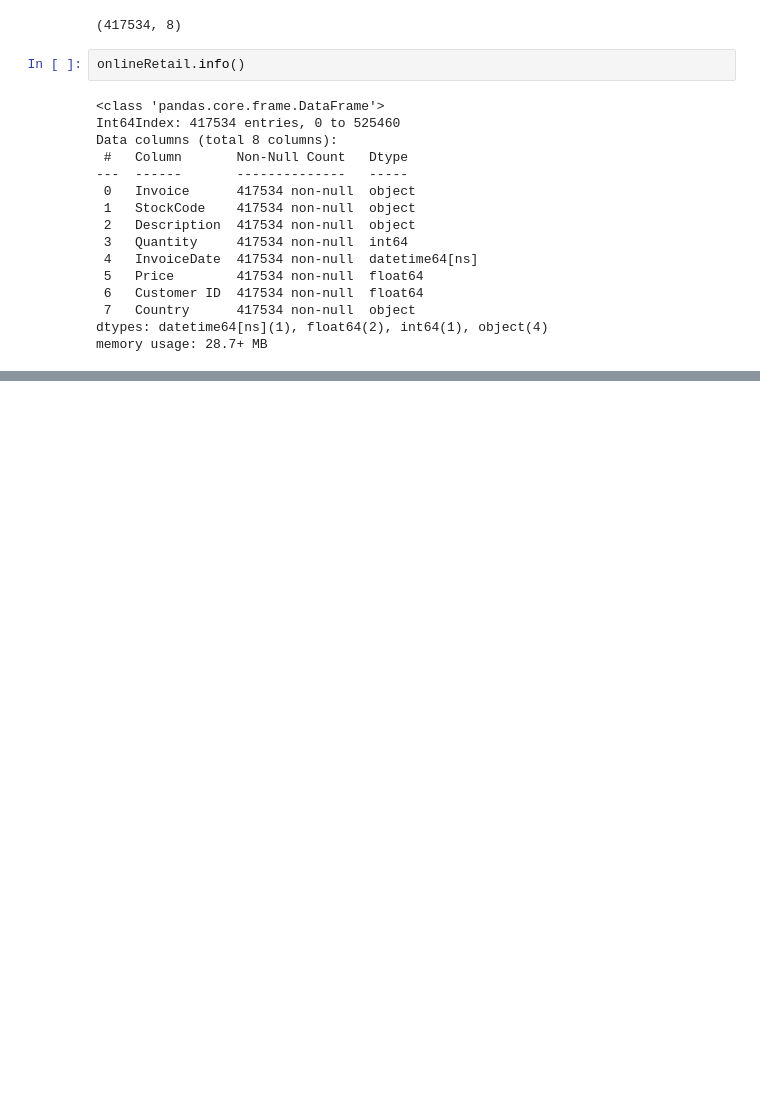
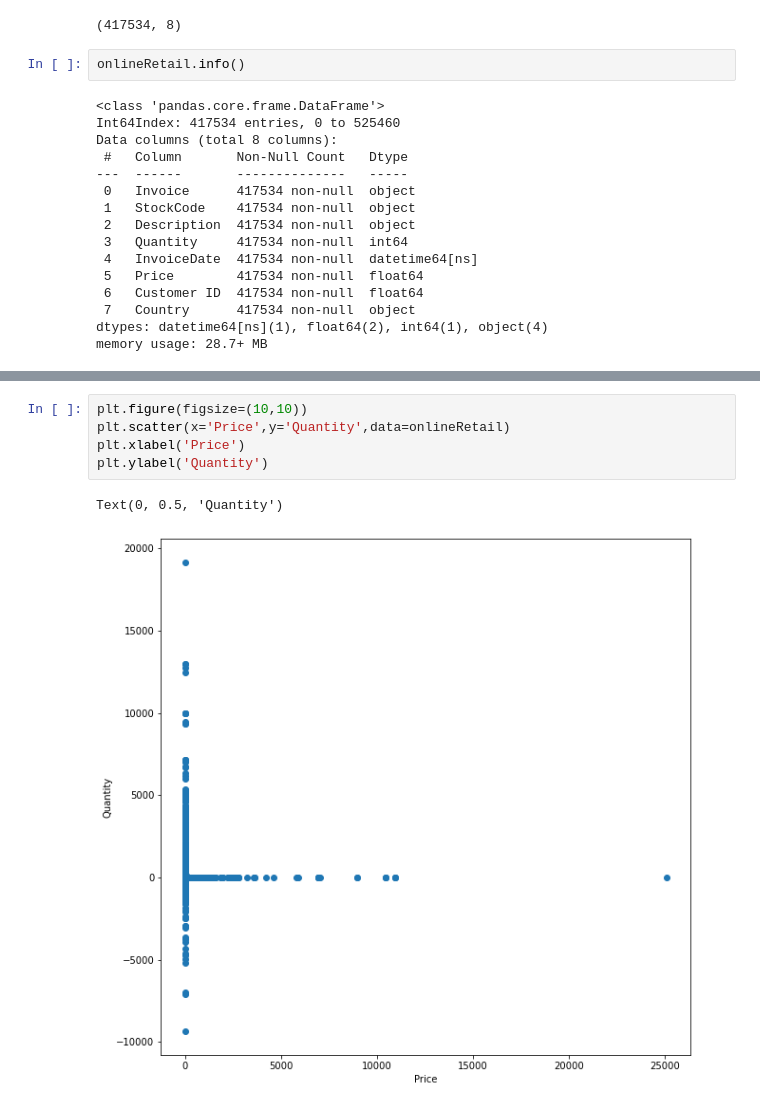
Before and after one commit to ShivaG3D/data606_Shiva, a Jupyter notebook: EDA_Online_DataSet.ipynb, the cells around one changed output, grey strips where cells are left out. Cells and saved outputs as stored; diff of their text form; blank space fills up the shorter version.

```diff
--- a/EDA_Online_DataSet.ipynb
+++ b/EDA_Online_DataSet.ipynb
@@ -99,0 +125,8 @@ Country : ['United Kingdom' 'France' 'USA' 'Belgium' 'Australia' 'EIRE' 'Germany
+# %%
+plt.figure(figsize=(10,10))
+plt.scatter(x='Price',y='Quantity',data=onlineRetail)
+plt.xlabel('Price')
+plt.ylabel('Quantity')
+# %% [output]
+Text(0, 0.5, 'Quantity')
+[figure, added]
```
Also changed, not shown: parts of 6 cells of this notebook, 2 other files.
